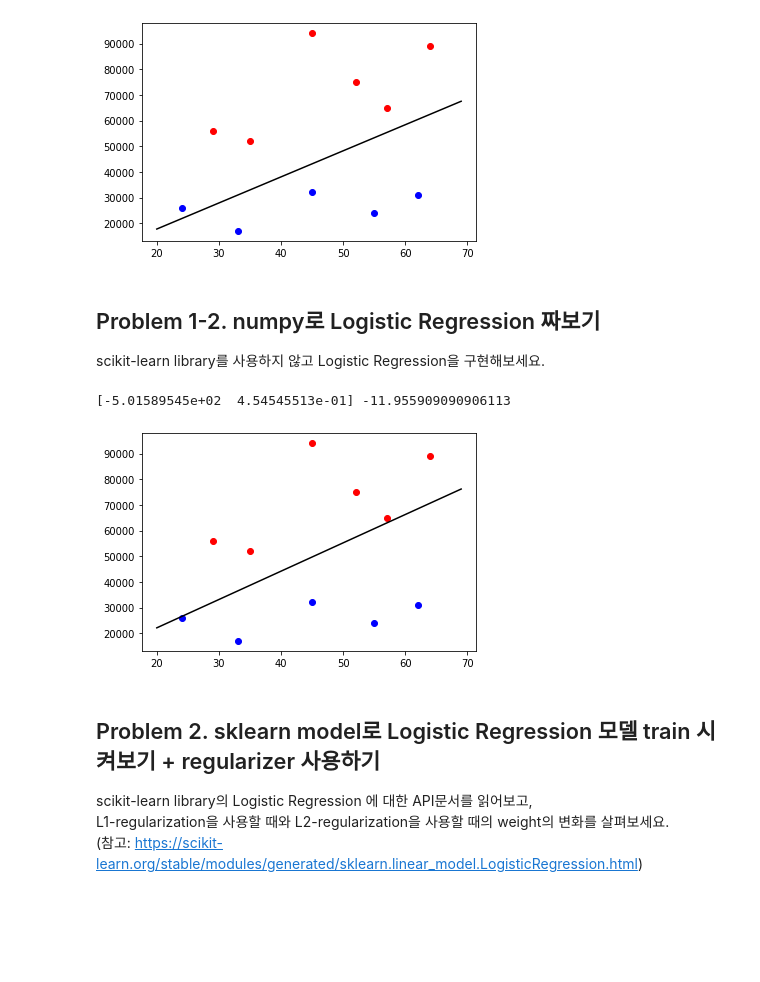
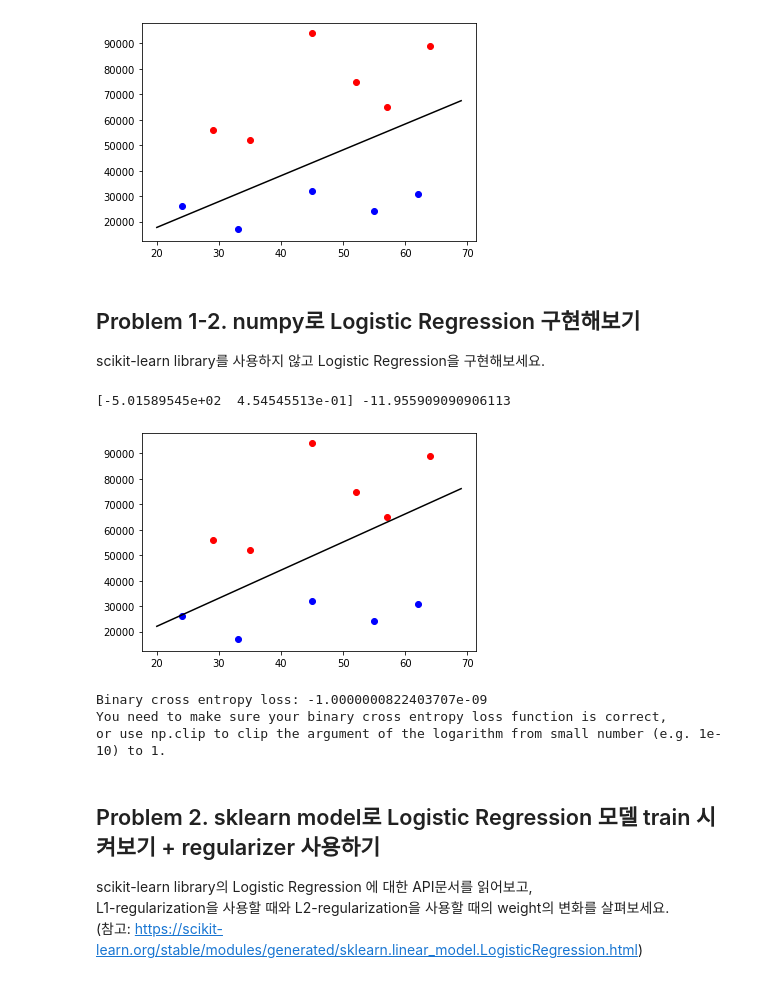
Before and after one commit to lucetre-snu/20s-machine-learning, a Jupyter notebook: Assignment1/AS1-Logistic_Regression.ipynb, the cells around one changed output. Cells and saved outputs as stored; diff of their text form; code cells hidden in the pictures; blank space fills up the shorter version.

```diff
--- a/Assignment1/AS1-Logistic_Regression.ipynb
+++ b/Assignment1/AS1-Logistic_Regression.ipynb
@@ -57,7 +56,7 @@ plot_data_and_weights(X, y, w, b)
 [-1.93805125e-01  1.90809864e-04] [-0.00760874] [18]
 [figure]
 # %% [markdown]
-## Problem 1-2. numpy로 Logistic Regression 짜보기
+## Problem 1-2. numpy로 Logistic Regression 구현해보기
 scikit-learn library를 사용하지 않고 Logistic Regression을 구현해보세요.
 # %%
 def sigmoid(z):
@@ -114,14 +113,24 @@ def learn_and_return_weights_numpy(X, Y, lr=.01, iter=100000):
 
 # plt.plot(x_lin, y_lin, color='black');
 # plt.show()
-# %%
-w, b = learn_and_return_weights_numpy(X, y)
-print(w, b)
-# plt.subplot(212)
-plot_data_and_weights(X, y, w, b)
-# %% [output]
-[-5.01589545e+02  4.54545513e-01] -11.955909090906113
-[figure, removed]
+# %%
+w, b = learn_and_return_weights_numpy(X, y)
+print(w, b)
+# plt.subplot(212)
+plot_data_and_weights(X, y, w, b)
+
+z = np.dot(X, w) + b
+y_output = sigmoid(z)
+bce = binary_cross_entropy_loss(y_output,y)
+print('Binary cross entropy loss:', bce)
+if (np.isnan(bce) == True) or (bce < 0):
+    print('You need to make sure your binary cross entropy loss function is correct,\nor use np.clip to clip the argument of the logarithm from small number (e.g. 1e-10) to 1.')
+# %% [output]
+[-5.01589545e+02  4.54545513e-01] -11.955909090906113
+[figure, added]
+Binary cross entropy loss: -1.0000000822403707e-09
+You need to make sure your binary cross entropy loss function is correct,
+or use np.clip to clip the argument of the logarithm from small number (e.g. 1e-10) to 1.
 # %% [markdown]
 ## Problem 2. sklearn model로 Logistic Regression 모델 train 시켜보기 + regularizer 사용하기
 scikit-learn library의 Logistic Regression 에 대한 API문서를 읽어보고,<br>
```
Also changed, not shown: parts of 8 cells of this notebook, 7 other files.
